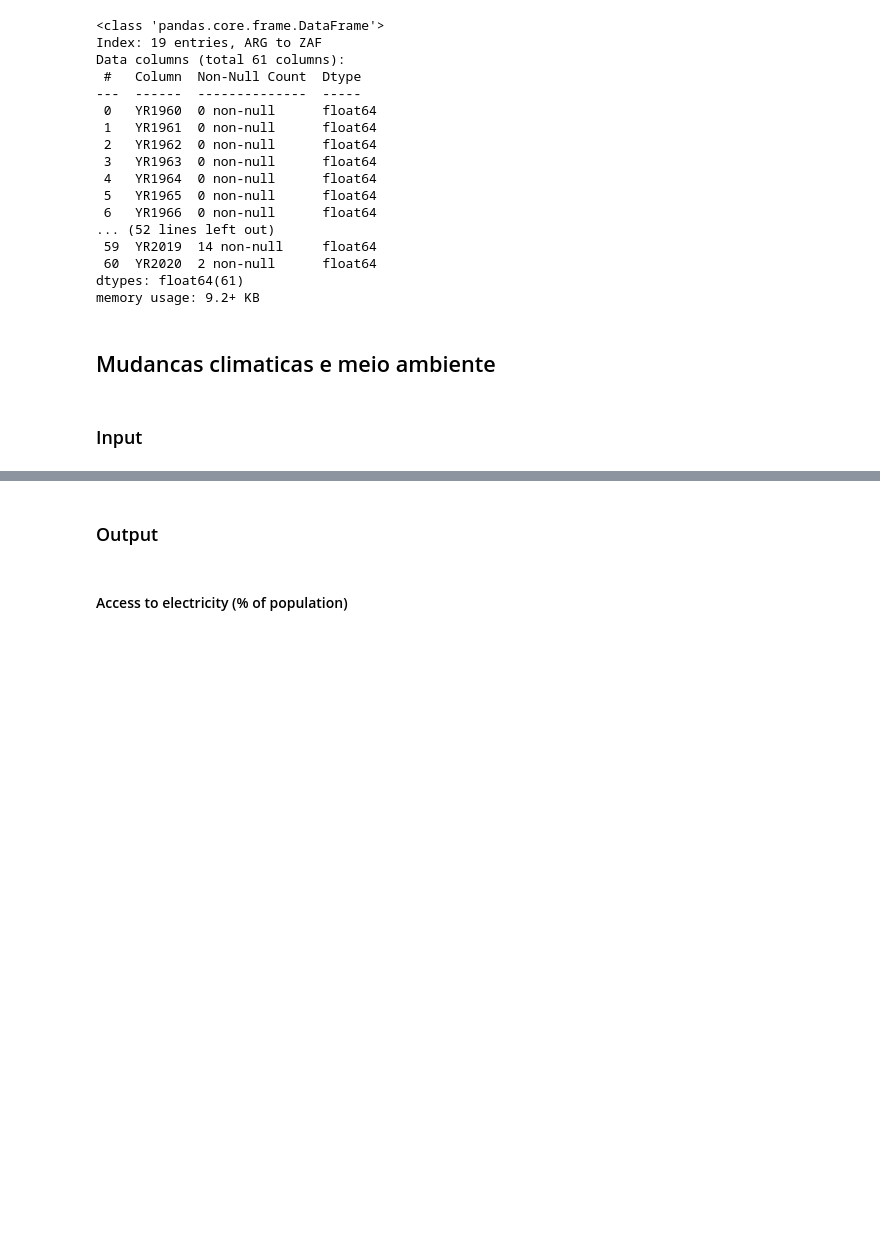
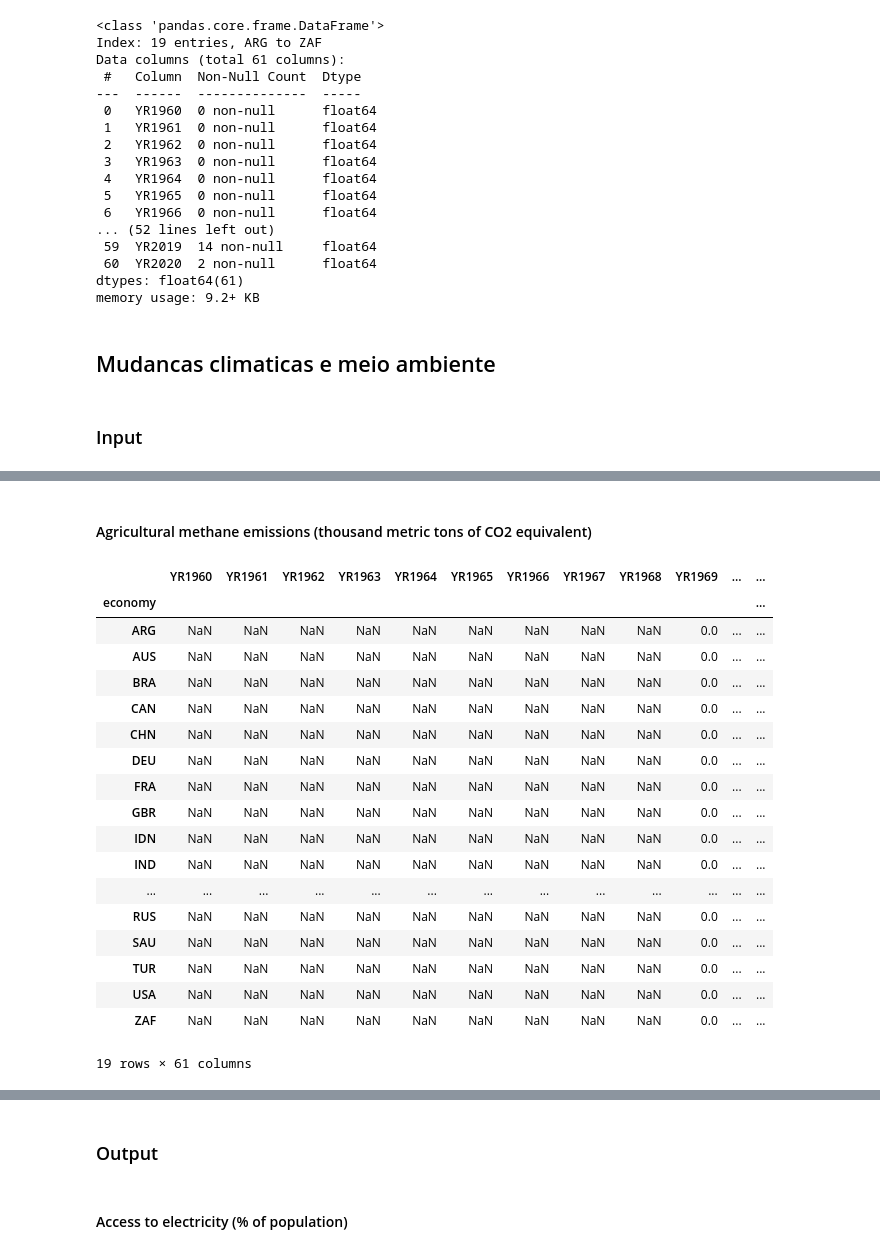
Before and after one commit to Matheus73/jogoEconomiaSensata, a Jupyter notebook: worldbank_data_clean.ipynb, the cells around one changed output, grey strips where cells are left out. Drawn from its saved outputs; the diff is of its cells as text; code cells hidden in the pictures; blank space fills up the shorter version.

```diff
--- a/worldbank_data_clean.ipynb
+++ b/worldbank_data_clean.ipynb
@@ -628,0 +674,25 @@ memory usage: 9.2+ KB
+# %% [markdown]
+#### Agricultural methane emissions (thousand metric tons of CO2 equivalent)
+# %%
+agricultural_methane_tons = read_data('EN.ATM.METH.AG.KT.CE')
+agricultural_methane_tons
+# %% [output]
+|  | YR1960 | YR1961 | YR1962 | YR1963 | YR1964 | YR1965 | YR1966 | YR1967 | YR1968 | YR1969 | ... | ... |
+| economy |  |  |  |  |  |  |  |  |  |  |  | ... |
+| ARG | NaN | NaN | NaN | NaN | NaN | NaN | NaN | NaN | NaN | 0.0 | ... | ... |
+| AUS | NaN | NaN | NaN | NaN | NaN | NaN | NaN | NaN | NaN | 0.0 | ... | ... |
+| BRA | NaN | NaN | NaN | NaN | NaN | NaN | NaN | NaN | NaN | 0.0 | ... | ... |
+| CAN | NaN | NaN | NaN | NaN | NaN | NaN | NaN | NaN | NaN | 0.0 | ... | ... |
+| CHN | NaN | NaN | NaN | NaN | NaN | NaN | NaN | NaN | NaN | 0.0 | ... | ... |
+| DEU | NaN | NaN | NaN | NaN | NaN | NaN | NaN | NaN | NaN | 0.0 | ... | ... |
+| FRA | NaN | NaN | NaN | NaN | NaN | NaN | NaN | NaN | NaN | 0.0 | ... | ... |
+| GBR | NaN | NaN | NaN | NaN | NaN | NaN | NaN | NaN | NaN | 0.0 | ... | ... |
+| IDN | NaN | NaN | NaN | NaN | NaN | NaN | NaN | NaN | NaN | 0.0 | ... | ... |
+| IND | NaN | NaN | NaN | NaN | NaN | NaN | NaN | NaN | NaN | 0.0 | ... | ... |
+| ... | ... | ... | ... | ... | ... | ... | ... | ... | ... | ... | ... | ... |
+| RUS | NaN | NaN | NaN | NaN | NaN | NaN | NaN | NaN | NaN | 0.0 | ... | ... |
+| SAU | NaN | NaN | NaN | NaN | NaN | NaN | NaN | NaN | NaN | 0.0 | ... | ... |
+| TUR | NaN | NaN | NaN | NaN | NaN | NaN | NaN | NaN | NaN | 0.0 | ... | ... |
+| USA | NaN | NaN | NaN | NaN | NaN | NaN | NaN | NaN | NaN | 0.0 | ... | ... |
+| ZAF | NaN | NaN | NaN | NaN | NaN | NaN | NaN | NaN | NaN | 0.0 | ... | ... |
+19 rows × 61 columns
```
Also changed, not shown: parts of 31 cells of this notebook.
